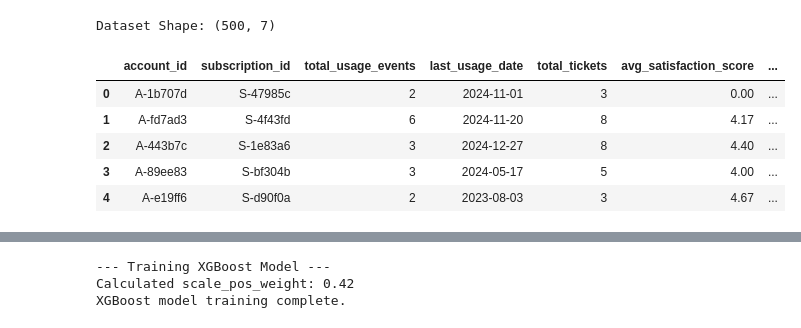
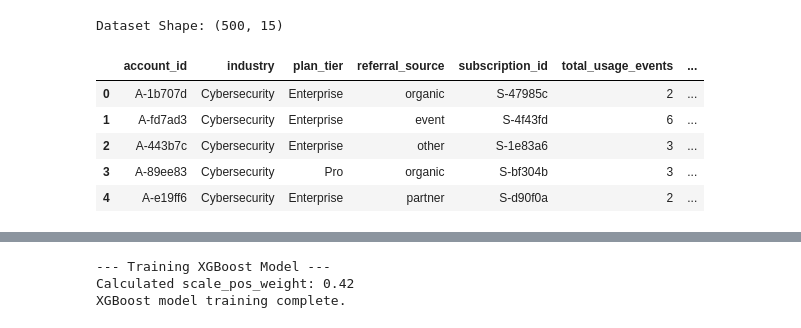
Before and after one commit to Chiragsuri/saas-churn-retention-engine, a Jupyter notebook: notebooks/01_churn_prediction_model.ipynb, the cells around one changed output, grey strips where cells are left out. Saved outputs shown, nothing was run; the diff lists cells and outputs as text; code cells hidden in the pictures.

```diff
--- a/notebooks/01_churn_prediction_model.ipynb
+++ b/notebooks/01_churn_prediction_model.ipynb
@@ -27,59 +6,29 @@ import matplotlib.pyplot as plt
 # %%
 # Import required libraries
 from google.cloud import bigquery
 
 # Initialize the BigQuery client
 client = bigquery.Client(project="customer-chrun-project")
 
 # Define the SQL query to pull your feature engineering matrix
 query = """
-    WITH cte_latest_subs AS (
-        SELECT account_id, subscription_id, ROW_NUMBER() OVER(PARTITION BY account_id ORDER BY start_date DESC) as latest_subscription_id
-        FROM `customer-chrun-project.ravenstack_analytics.subscriptions`
-    ),
-    cte_features AS (
-        SELECT subscription_id, count(usage_id) as total_usage_events, max(usage_date) as last_usage_date
-        FROM `customer-chrun-project.ravenstack_analytics.feature_usage`
-        GROUP BY subscription_id
-    ),
-    cte_support AS (
-        SELECT account_id, count(ticket_id) as total_tickets, ROUND(COALESCE(avg(satisfaction_score), 0), 2) as avg_satisfaction_score
-        FROM `customer-chrun-project.ravenstack_analytics.support_tickets`
-        GROUP BY account_id
-    ),
-    cte_churn AS (
-        SELECT DISTINCT account_id
-        FROM `customer-chrun-project.ravenstack_analytics.churn_events`
-    )
-    SELECT
-        a.account_id,
-        s.subscription_id,
-        f.total_usage_events,
-        f.last_usage_date,
-        t.total_tickets,
-        t.avg_satisfaction_score,
-        CASE WHEN c.account_id IS NOT NULL THEN 1 ELSE 0 END AS churn_target
-    FROM `customer-chrun-project.ravenstack_analytics.accounts` a
-    LEFT JOIN cte_latest_subs s ON a.account_id = s.account_id AND s.latest_subscription_id = 1
-    LEFT JOIN cte_features f ON s.subscription_id = f.subscription_id
-    LEFT JOIN cte_support t ON a.account_id = t.account_id
-    LEFT JOIN cte_churn c ON a.account_id = c.account_id
+    SELECT * FROM `customer-chrun-project.ravenstack_analytics.churn_feature_matrix`
 """
 
 # Execute the query and load the results directly into a Pandas DataFrame
 df = client.query(query).to_dataframe()
 
 # Display the first 5 rows and the shape of the dataset to verify
 print(f"Dataset Shape: {df.shape}")
 display(df.head())
 # %% [output]
-Dataset Shape: (500, 7)
+Dataset Shape: (500, 15)
-|  | account_id | subscription_id | total_usage_events | last_usage_date | total_tickets | avg_satisfaction_score | ... |
-| 0 | A-1b707d | S-47985c | 2 | 2024-11-01 | 3 | 0.00 | ... |
-| 1 | A-fd7ad3 | S-4f43fd | 6 | 2024-11-20 | 8 | 4.17 | ... |
-| 2 | A-443b7c | S-1e83a6 | 3 | 2024-12-27 | 8 | 4.40 | ... |
-| 3 | A-89ee83 | S-bf304b | 3 | 2024-05-17 | 5 | 4.00 | ... |
-| 4 | A-e19ff6 | S-d90f0a | 2 | 2023-08-03 | 3 | 4.67 | ... |
+|  | account_id | industry | plan_tier | referral_source | subscription_id | total_usage_events | ... |
+| 0 | A-1b707d | Cybersecurity | Enterprise | organic | S-47985c | 2 | ... |
+| 1 | A-fd7ad3 | Cybersecurity | Enterprise | event | S-4f43fd | 6 | ... |
+| 2 | A-443b7c | Cybersecurity | Enterprise | other | S-1e83a6 | 3 | ... |
+| 3 | A-89ee83 | Cybersecurity | Pro | organic | S-bf304b | 3 | ... |
+| 4 | A-e19ff6 | Cybersecurity | Enterprise | partner | S-d90f0a | 2 | ... |
 # %%
 # 1. Check for missing values (Validating our SQL COALESCE logic)
 print("--- Missing Values Check ---")
```
Also changed, not shown: parts of 8 cells of this notebook, 16 other files.
